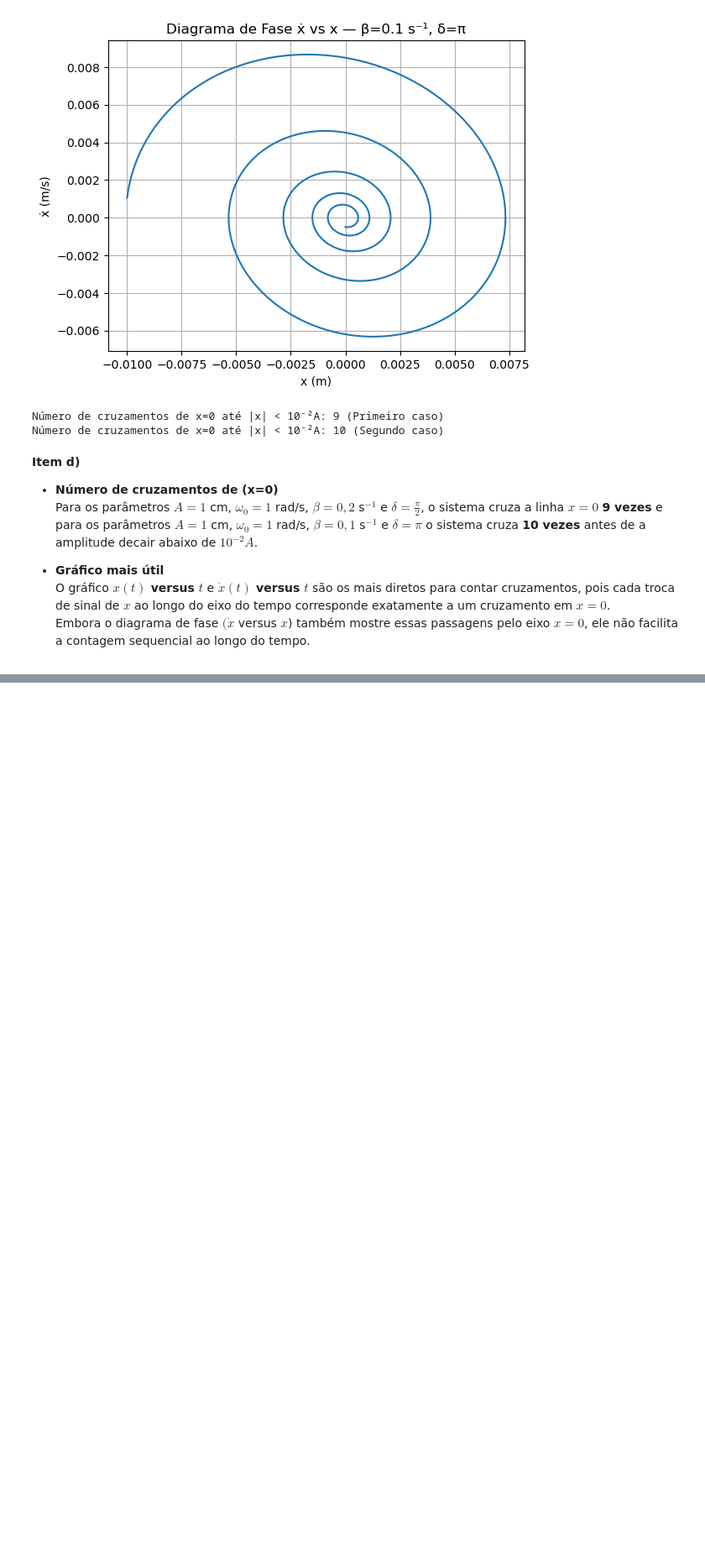
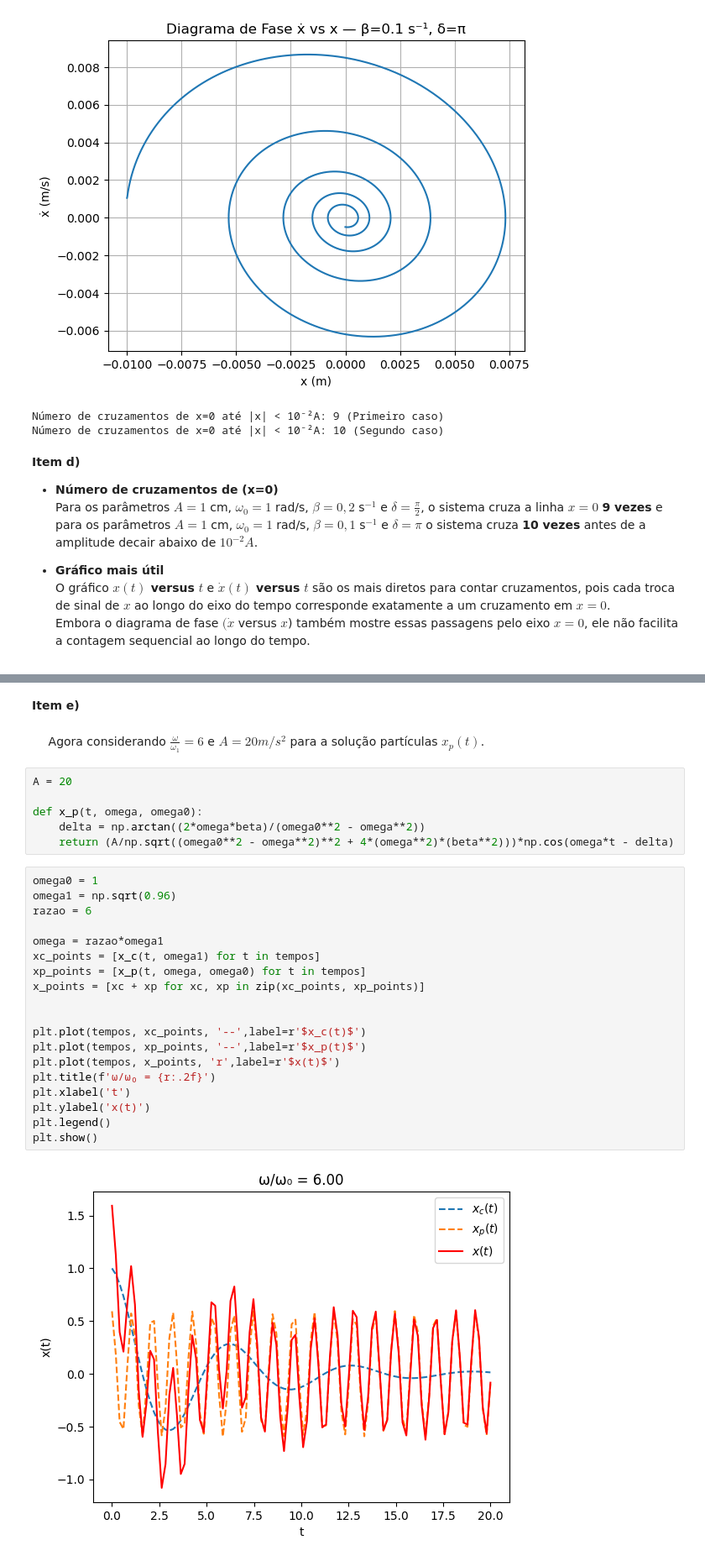
Before and after one commit to ylaksl/lista_num_mecanica, a Jupyter notebook: Problemas numericos_mec classica.ipynb, the cells around one changed output, grey strips where cells are left out. Shown at 84% size. Drawn from its saved outputs; the diff is of its cells as text; blank space fills up the shorter version.

```diff
--- a/Problemas numericos_mec classica.ipynb
+++ b/Problemas numericos_mec classica.ipynb
@@ -1348,0 +1326,31 @@ plt.show()
+# %% [markdown]
+**Item e)**
+# %% [markdown]
+$\quad$ Agora considerando $\frac{\omega}{\omega_1} = 6$ e $A = 20m/s^2$ para a solução partículas $x_p(t)$.
+# %%
+A = 20
+
+def x_p(t, omega, omega0):
+    delta = np.arctan((2*omega*beta)/(omega0**2 - omega**2))
+    return (A/np.sqrt((omega0**2 - omega**2)**2 + 4*(omega**2)*(beta**2)))*np.cos(omega*t - delta)
+# %%
+omega0 = 1
+omega1 = np.sqrt(0.96)
+razao = 6
+
+omega = razao*omega1
+xc_points = [x_c(t, omega1) for t in tempos]
+xp_points = [x_p(t, omega, omega0) for t in tempos]
+x_points = [xc + xp for xc, xp in zip(xc_points, xp_points)]
+
+
+plt.plot(tempos, xc_points, '--',label=r'$x_c(t)$')
+plt.plot(tempos, xp_points, '--',label=r'$x_p(t)$')
+plt.plot(tempos, x_points, 'r',label=r'$x(t)$')
+plt.title(f'ω/ω₀ = {r:.2f}')
+plt.xlabel('t')
+plt.ylabel('x(t)')
+plt.legend()
+plt.show()
+# %% [output]
+[figure, added]
```
Also changed, not shown: parts of 120 cells of this notebook.
